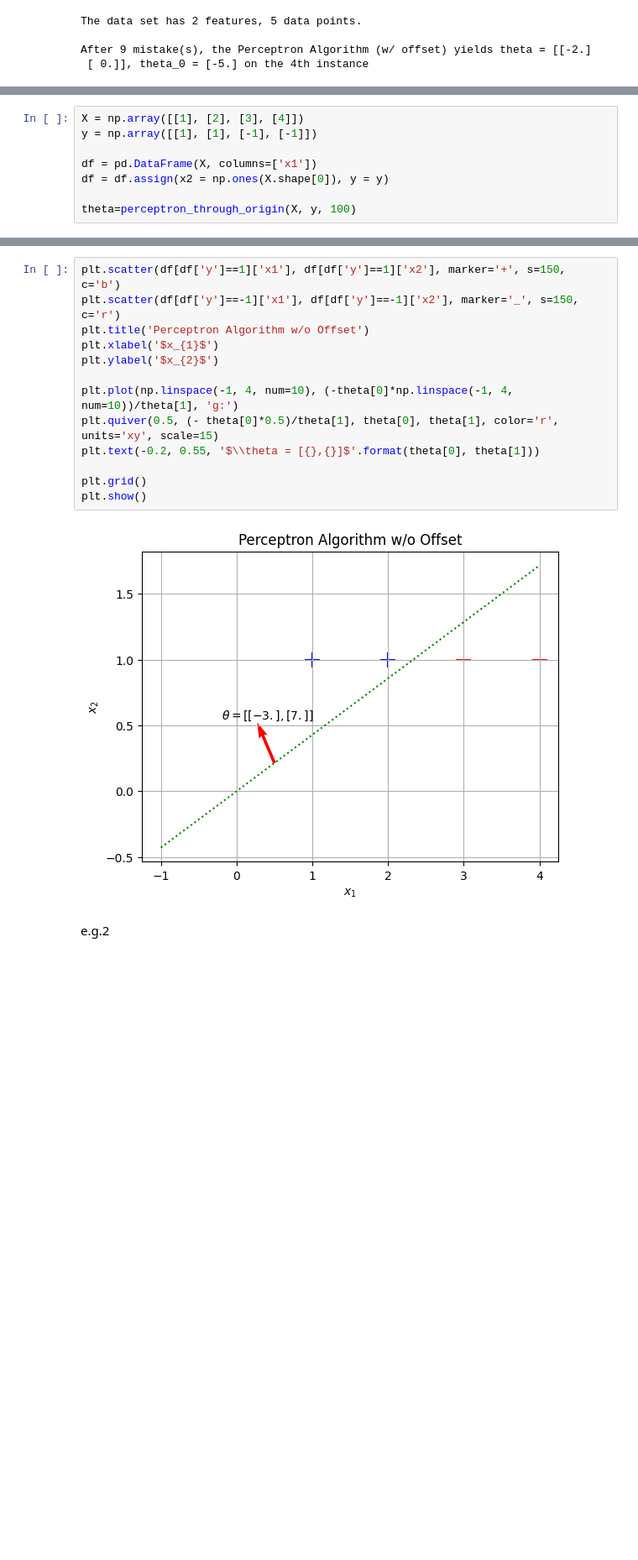
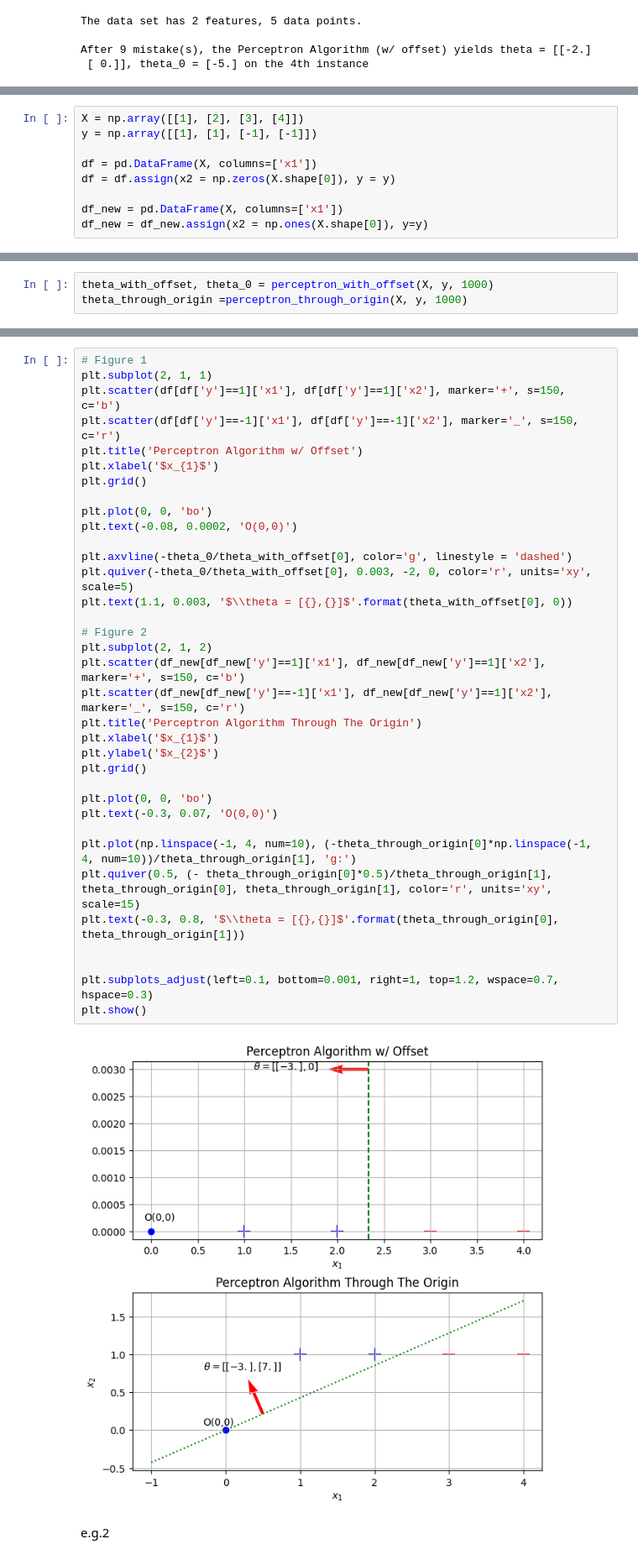
Before and after one commit to pquynhvu/ML, a Jupyter notebook: demo/perceptrons.ipynb, the cells around one changed output, grey strips where cells are left out. Shown at 84% size. Drawn from its saved outputs; the diff is of its cells as text; blank space fills up the shorter version.

```diff
--- a/demo/perceptrons.ipynb
+++ b/demo/perceptrons.ipynb
@@ -78,6 +86,7 @@ X = np.array([[1], [2], [3], [4]])
 y = np.array([[1], [1], [-1], [-1]])
 
 df = pd.DataFrame(X, columns=['x1'])
-df = df.assign(x2 = np.ones(X.shape[0]), y = y)
+df = df.assign(x2 = np.zeros(X.shape[0]), y = y)
 
-theta=perceptron_through_origin(X, y, 100)
+df_new = pd.DataFrame(X, columns=['x1'])
+df_new = df_new.assign(x2 = np.ones(X.shape[0]), y=y)
@@ -88,0 +93,3 @@ After 25 mistake(s), the Perceptron Algorithm (w/o offset) yields theta = [[-3.]
+# %%
+theta_with_offset, theta_0 = perceptron_with_offset(X, y, 1000)
+theta_through_origin =perceptron_through_origin(X, y, 1000)
@@ -89,18 +105,40 @@ After 25 mistake(s), the Perceptron Algorithm (w/o offset) yields theta = [[-3.]
 # %%
+# Figure 1
+plt.subplot(2, 1, 1)
 plt.scatter(df[df['y']==1]['x1'], df[df['y']==1]['x2'], marker='+', s=150, c='b')
 plt.scatter(df[df['y']==-1]['x1'], df[df['y']==-1]['x2'], marker='_', s=150, c='r')
-plt.title('Perceptron Algorithm w/o Offset')
+plt.title('Perceptron Algorithm w/ Offset')
+plt.xlabel('$x_{1}$')
+plt.grid()
+
+plt.plot(0, 0, 'bo')
+plt.text(-0.08, 0.0002, 'O(0,0)')
+
+plt.axvline(-theta_0/theta_with_offset[0], color='g', linestyle = 'dashed')
+plt.quiver(-theta_0/theta_with_offset[0], 0.003, -2, 0, color='r', units='xy', scale=5)
+plt.text(1.1, 0.003, '$\\theta = [{},{}]$'.format(theta_with_offset[0], 0))
+
+# Figure 2
+plt.subplot(2, 1, 2)
+plt.scatter(df_new[df_new['y']==1]['x1'], df_new[df_new['y']==1]['x2'], marker='+', s=150, c='b')
+plt.scatter(df_new[df_new['y']==-1]['x1'], df_new[df_new['y']==1]['x2'], marker='_', s=150, c='r')
+plt.title('Perceptron Algorithm Through The Origin')
 plt.xlabel('$x_{1}$')
 plt.ylabel('$x_{2}$')
+plt.grid()
 
-plt.plot(np.linspace(-1, 4, num=10), (-theta[0]*np.linspace(-1, 4, num=10))/theta[1], 'g:')
-plt.quiver(0.5, (- theta[0]*0.5)/theta[1], theta[0], theta[1], color='r', units='xy', scale=15)
-plt.text(-0.2, 0.55, '$\\theta = [{},{}]$'.format(theta[0], theta[1]))
+plt.plot(0, 0, 'bo')
+plt.text(-0.3, 0.07, 'O(0,0)')
 
-plt.grid()
+plt.plot(np.linspace(-1, 4, num=10), (-theta_through_origin[0]*np.linspace(-1, 4, num=10))/theta_through_origin[1], 'g:')
+plt.quiver(0.5, (- theta_through_origin[0]*0.5)/theta_through_origin[1], theta_through_origin[0], theta_through_origin[1], color='r', units='xy', scale=15)
+plt.text(-0.3, 0.8, '$\\theta = [{},{}]$'.format(theta_through_origin[0], theta_through_origin[1]))
+
+
+plt.subplots_adjust(left=0.1, bottom=0.001, right=1, top=1.2, wspace=0.7, hspace=0.3)
 plt.show()
 # %% [output]
-[figure, old version]
+[figure, new version]
 # %% [markdown]
 e.g.2
 # %%
```
Also changed, not shown: parts of 19 cells of this notebook, 2 other files.
